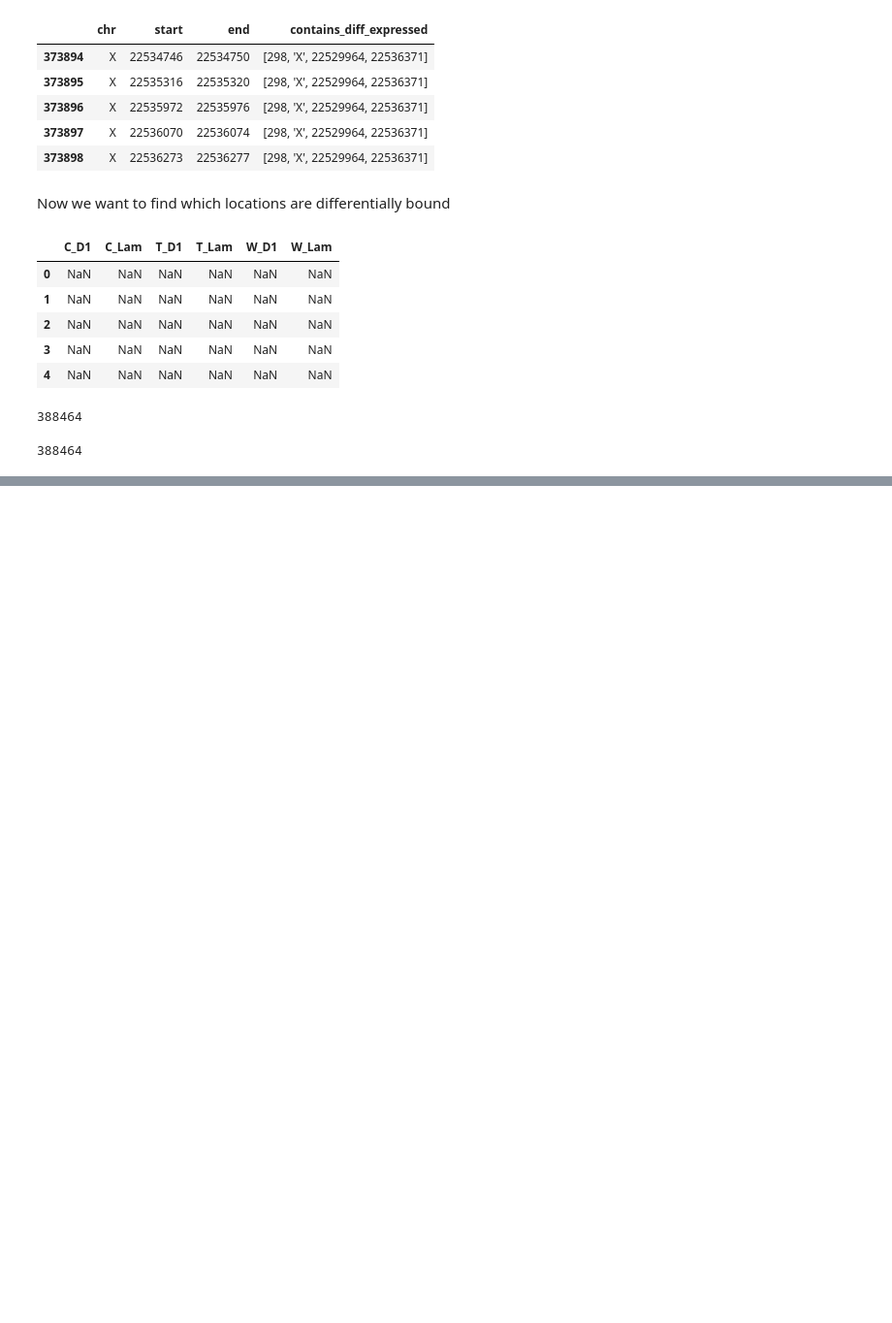
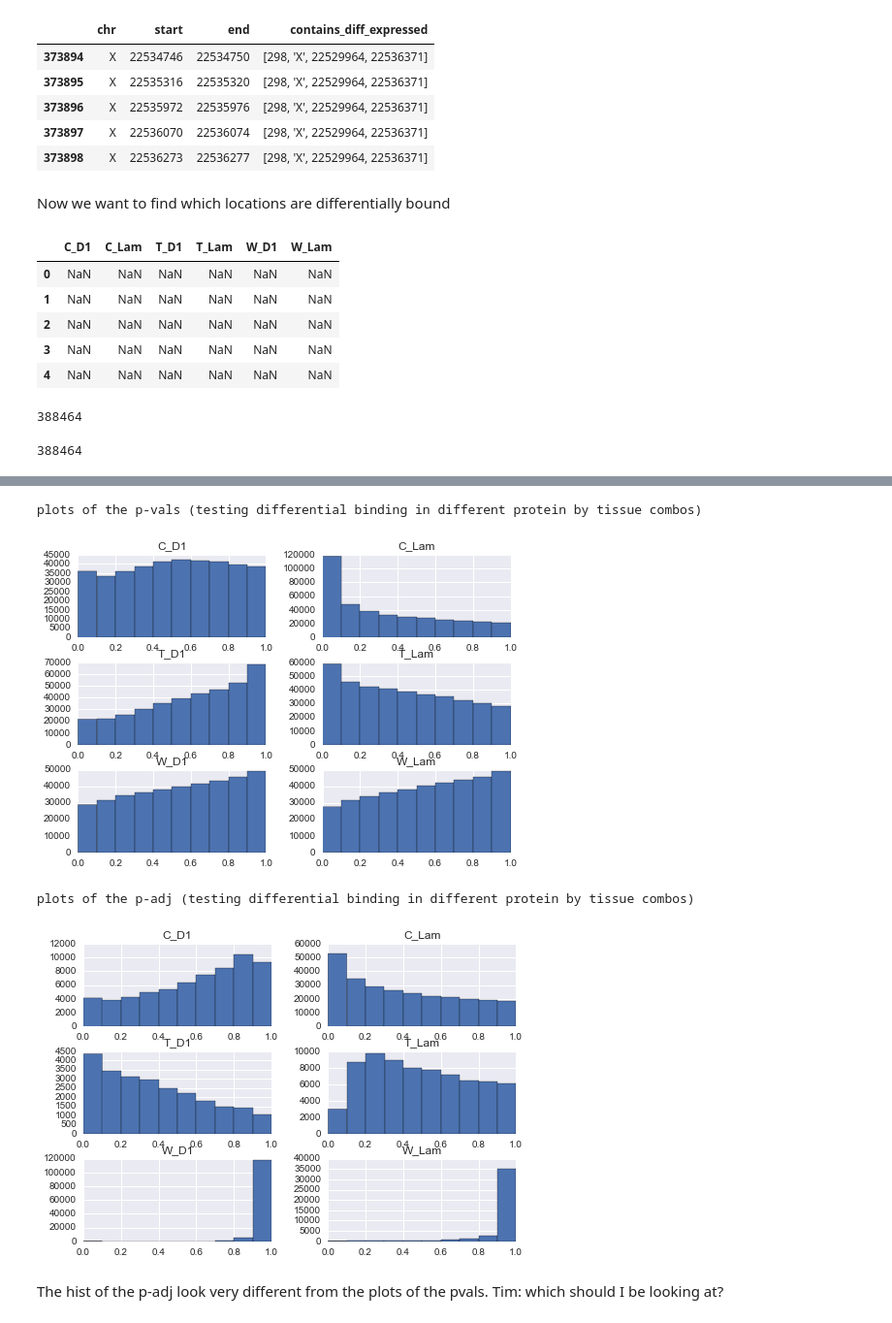
Before and after one commit to leandraking/SacktonProject, a Jupyter notebook: 20160731_Correlating_diff_expression_and_diff_binding.ipynb, the cells around one changed output, grey strips where cells are left out. Shown at 97% size. Saved outputs shown, nothing was run; the diff lists cells and outputs as text; code cells hidden in the pictures; blank space fills up the shorter version.

```diff
--- a/20160731_Correlating_diff_expression_and_diff_binding.ipynb
+++ b/20160731_Correlating_diff_expression_and_diff_binding.ipynb
@@ -112,0 +157,13 @@ len(locations_df)
+# %%
+print "plots of the p-vals (testing differential binding in different protein by tissue combos)"
+_=pval.hist()
+plt.show()
+print "plots of the p-adj (testing differential binding in different protein by tissue combos)"
+_=padj.hist()
+# %% [output]
+plots of the p-vals (testing differential binding in different protein by tissue combos)
+[figure, added]
+plots of the p-adj (testing differential binding in different protein by tissue combos)
+[figure, added]
+# %% [markdown]
+The hist of the p-adj look very different from the plots of the pvals.  Tim: which should I be looking at?
```
Also changed, not shown: parts of 12 cells of this notebook.
